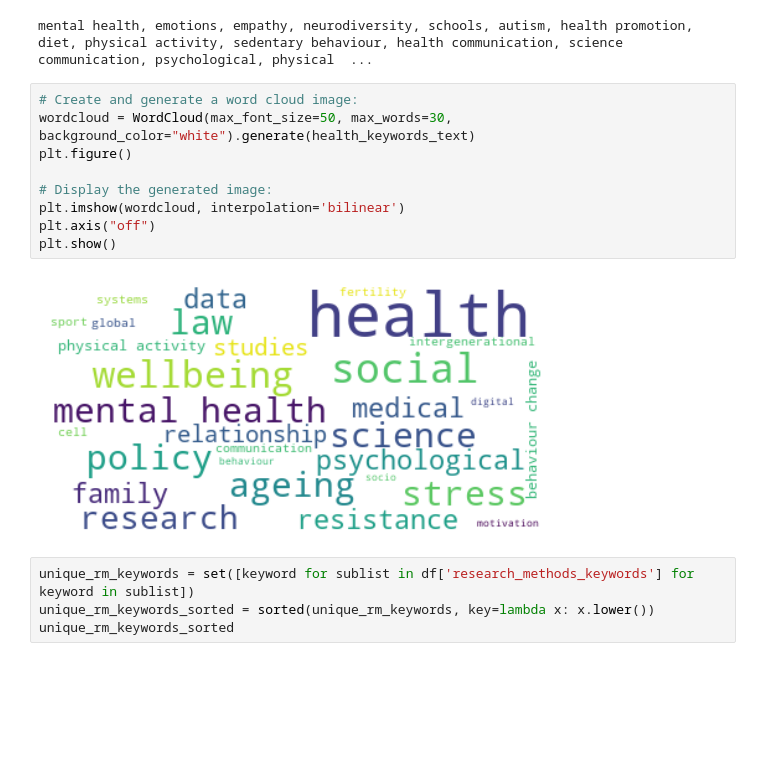
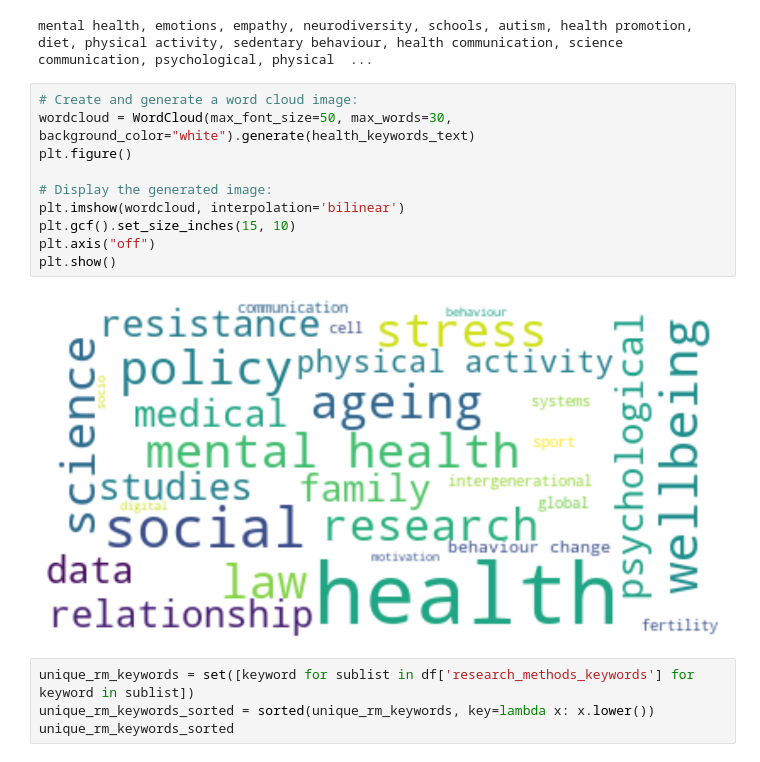
Before and after one commit to lakhi/health_in_society_research_network, a Jupyter notebook: notebooks/word_clouds.ipynb, the cells around one changed output. Saved outputs shown, nothing was run; the diff lists cells and outputs as text; blank space fills up the shorter version.

Commit message:
added basic geopandas code to display Austria and its regions in maps + made the size of the word cloud bigger

```diff
--- a/notebooks/word_clouds.ipynb
+++ b/notebooks/word_clouds.ipynb
@@ -85,14 +85,15 @@ mental health, emotions, empathy, neurodiversity, schools, autism, health promot
 # %%
 # Create and generate a word cloud image:
 wordcloud = WordCloud(max_font_size=50, max_words=30, background_color="white").generate(health_keywords_text)
 plt.figure()
 
 # Display the generated image:
 plt.imshow(wordcloud, interpolation='bilinear')
+plt.gcf().set_size_inches(15, 10)
 plt.axis("off")
 plt.show()
 # %% [output]
-[figure, old version]
+[figure, new version]
 # %%
 unique_rm_keywords = set([keyword for sublist in df['research_methods_keywords'] for keyword in sublist])
 unique_rm_keywords_sorted = sorted(unique_rm_keywords, key=lambda x: x.lower())
```
Also changed, not shown: 8 other files.
